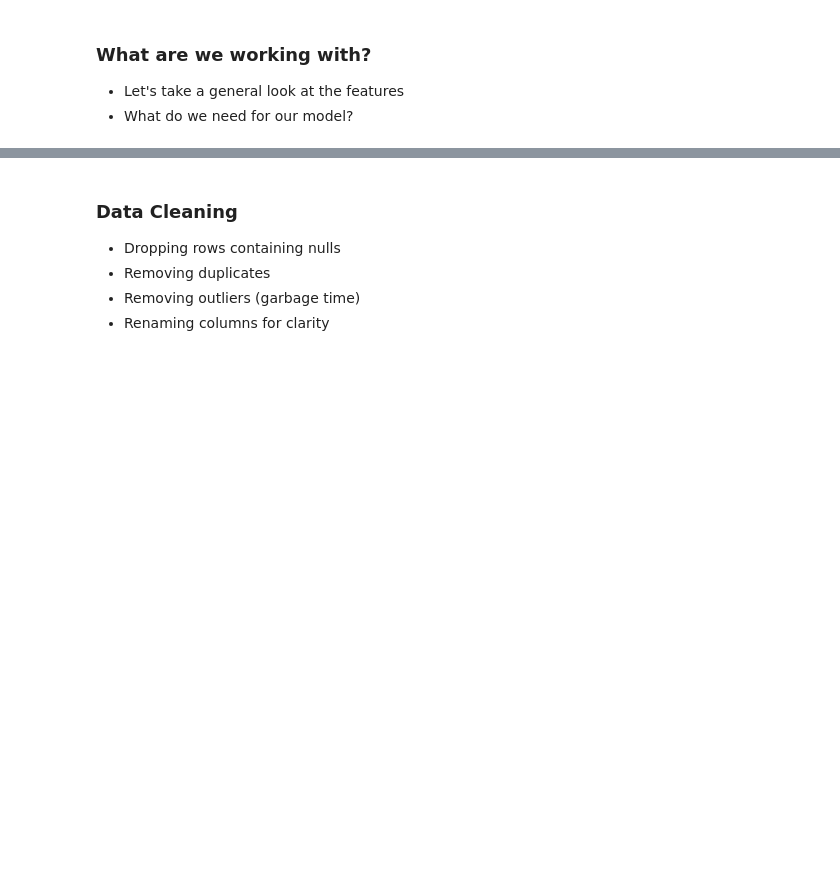
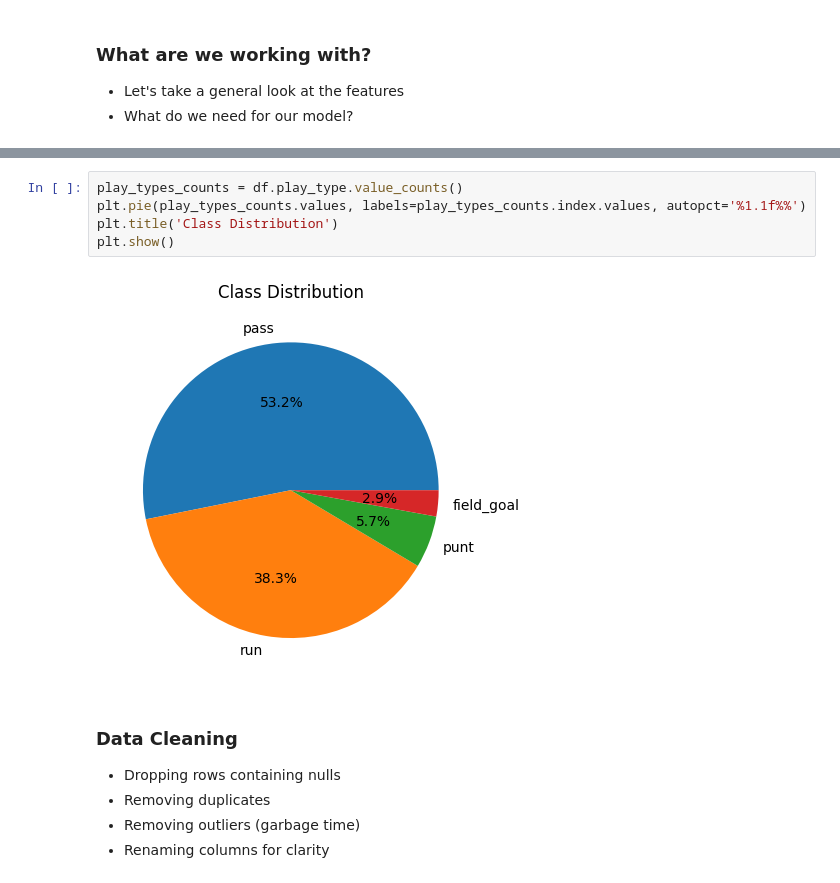
Before and after one commit to mixedethan/run-pass-predictions, a Jupyter notebook: src/notebooks/exploration.ipynb, the cells around one changed output, grey strips where cells are left out. Drawn from its saved outputs; the diff is of its cells as text; blank space fills up the shorter version.

```diff
--- a/src/notebooks/exploration.ipynb
+++ b/src/notebooks/exploration.ipynb
@@ -150,3 +168,10 @@ Duplicate rows: 394
+# %%
+play_types_counts = df.play_type.value_counts()
+plt.pie(play_types_counts.values, labels=play_types_counts.index.values, autopct='%1.1f%%')
+plt.title('Class Distribution')
+plt.show()
+# %% [output]
+[figure, added]
 # %% [markdown]
 ### Data Cleaning
 - Dropping rows containing nulls
```
Also changed, not shown: parts of 29 cells of this notebook, 1 other file.
